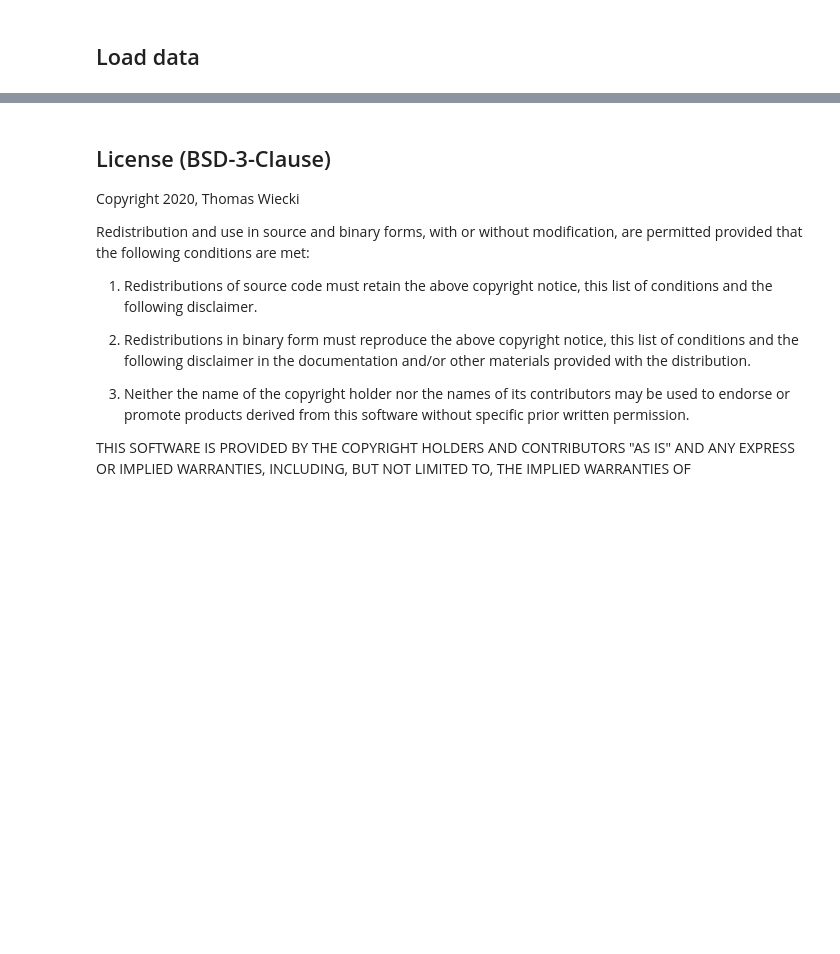
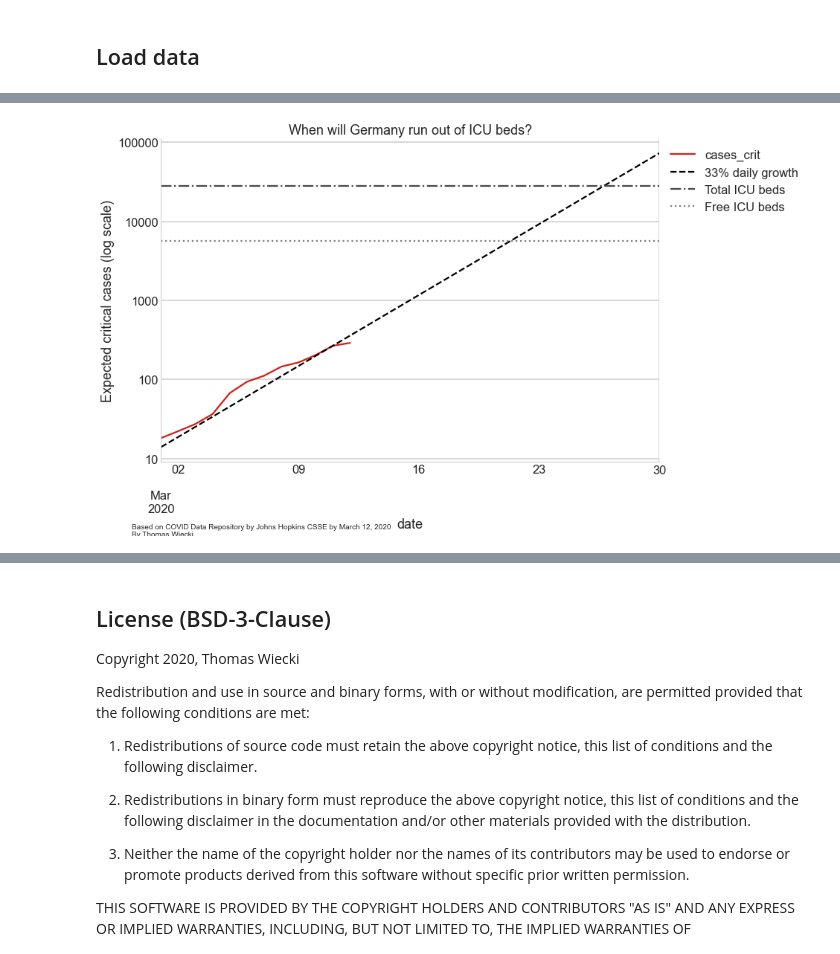
Before and after one commit to twiecki/covid19, a Jupyter notebook: covid19_growth.ipynb, the cells around one changed output, grey strips where cells are left out. Cells and saved outputs as stored; diff of their text form; code cells hidden in the pictures; blank space fills up the shorter version.

```diff
--- a/covid19_growth.ipynb
+++ b/covid19_growth.ipynb
@@ -122,0 +149,27 @@ plt.annotate('Based on COVID Data Repository by Johns Hopkins CSSE\nBy Thomas Wi
+# %%
+sns.set_palette(sns.hls_palette(8, l=.45, s=.8)) # 8 countries max
+fig, ax = plt.subplots(figsize=(12, 8))
+
+# 28000 intensiv, 80% belegt
+icu_germany = 28000 #* .2
+
+df_tmp = df_confirmed.loc[lambda x: (x.country == 'Germany') & (x.cases > 100)].cases_crit
+df_tmp.plot(ax=ax)
+
+x = np.linspace(0, 30, 30)
+pd.Series(index=pd.date_range(df_tmp.index[0], periods=30),
+          data=100*p_crit * (1.33) ** x).plot(ls='--', color='k', label='33% daily growth')
+
+plt.axhline(icu_germany, color='.3', ls='-.', label='Total ICU beds')
+plt.axhline(icu_germany * .2, color='.5', ls=':', label='Free ICU beds')
+plt.yscale('log');
+plt.title('When will Germany run out of ICU beds?')
+#plt.xlabel('Days from first 100 confirmed cases')
+plt.ylabel('Expected critical cases (log scale)')
+ax.get_yaxis().set_major_formatter(matplotlib.ticker.ScalarFormatter())
+plt.legend(bbox_to_anchor=(1.0, 1.0))
+sns.despine()
+plt.annotate('Based on COVID Data Repository by Johns Hopkins CSSE by {}\nBy Thomas Wiecki'.format(df.index.max().strftime('%B %d, %Y')),
+             (0.05, 0.0), xycoords='figure fraction', fontsize=10);
+# %% [output]
+[figure, added]
```
Also changed, not shown: parts of 12 cells of this notebook.
